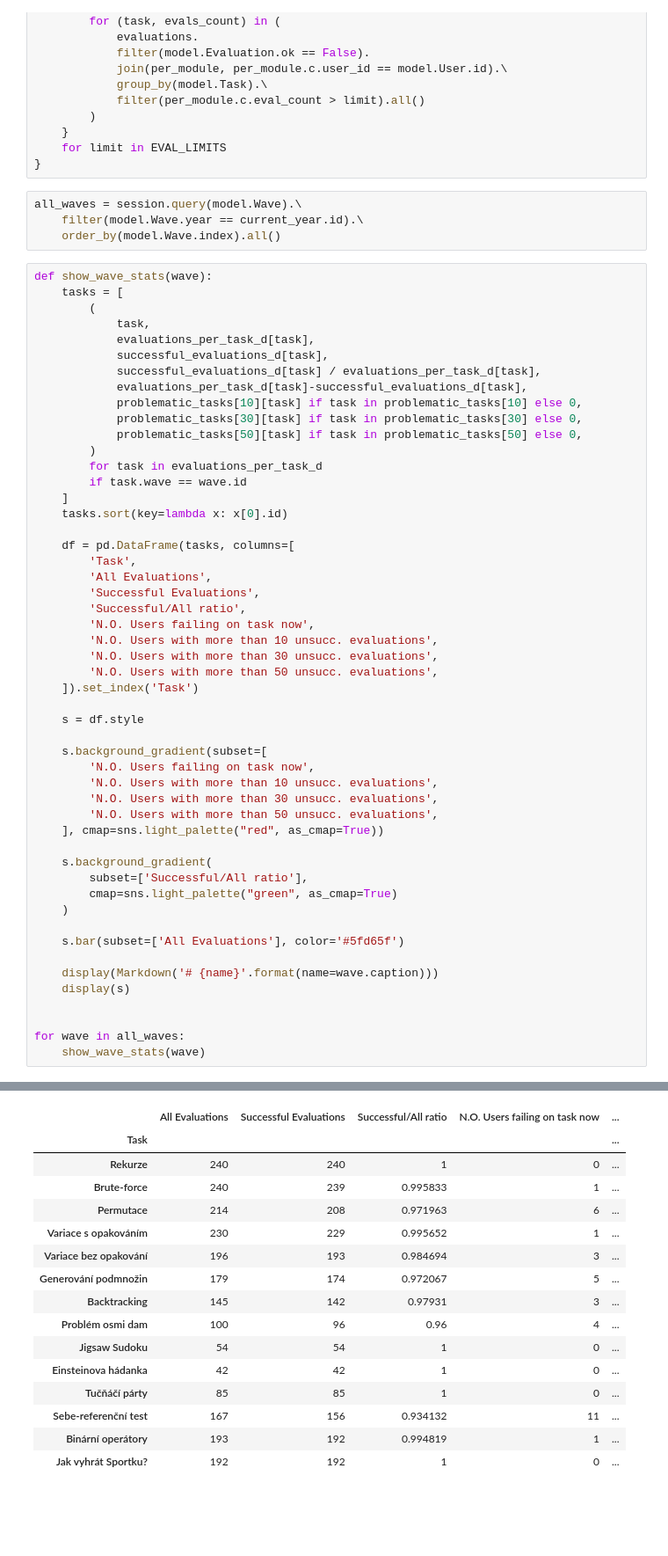
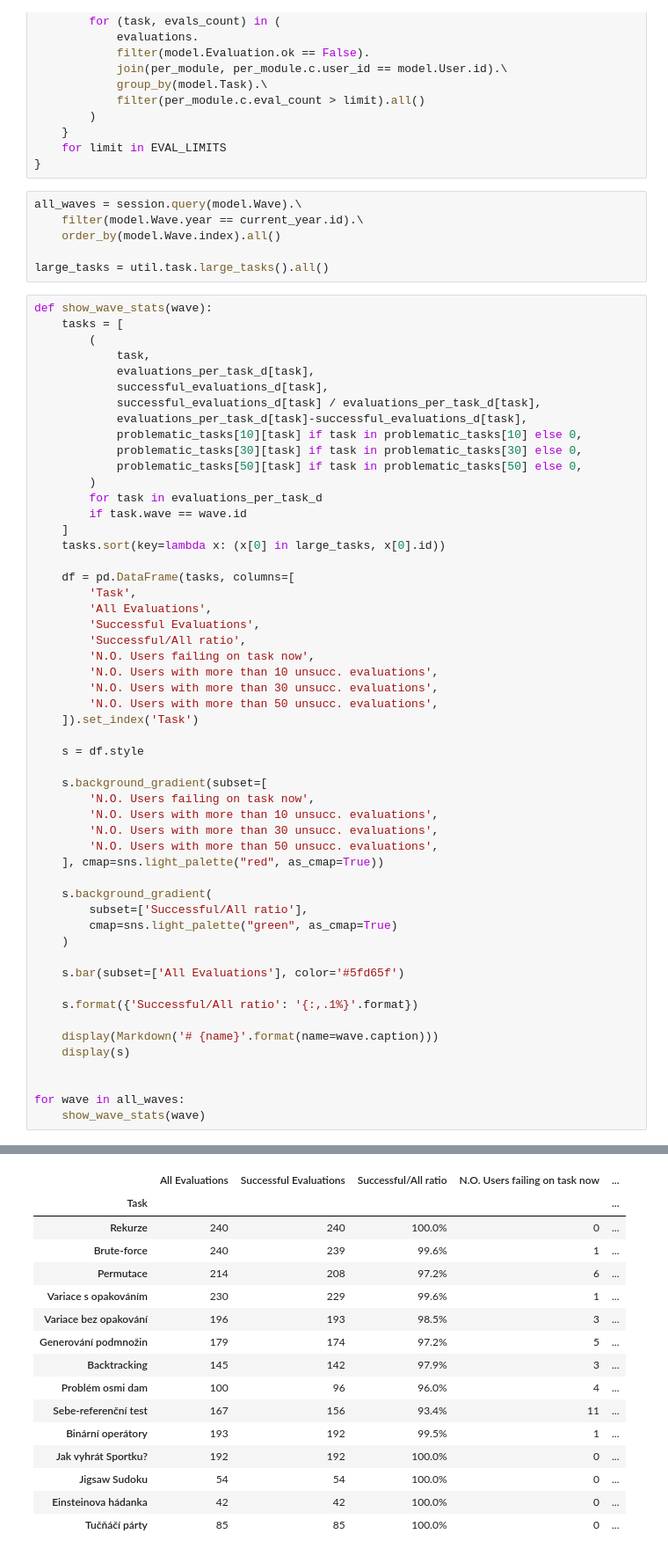
Before and after one commit to fi-ksi/dashboard-alpha, a Jupyter notebook: notebooks/tasks.ipynb, the cells around one changed output, grey strips where cells are left out. Shown at 88% size. Cells and saved outputs as stored; diff of their text form; blank space fills up the shorter version.

Commit message:
Tasks: show large_tasks at the end.

```diff
--- a/notebooks/tasks.ipynb
+++ b/notebooks/tasks.ipynb
@@ -82,6 +82,8 @@ problematic_tasks = {
 all_waves = session.query(model.Wave).\
     filter(model.Wave.year == current_year.id).\
     order_by(model.Wave.index).all()
+
+large_tasks = util.task.large_tasks().all()
 # %%
 def show_wave_stats(wave):
     tasks = [
@@ -98,7 +100,7 @@ def show_wave_stats(wave):
         for task in evaluations_per_task_d
         if task.wave == wave.id
     ]
-    tasks.sort(key=lambda x: x[0].id)
+    tasks.sort(key=lambda x: (x[0] in large_tasks, x[0].id))
 
     df = pd.DataFrame(tasks, columns=[
         'Task',
@@ -127,6 +129,8 @@ def show_wave_stats(wave):
 
     s.bar(subset=['All Evaluations'], color='#5fd65f')
 
+    s.format({'Successful/All ratio': '{:,.1%}'.format})
+
     display(Markdown('# {name}'.format(name=wave.caption)))
     display(s)
 
@@ -157,20 +161,20 @@ for wave in all_waves:
 # Hrubá síla
 |  | All Evaluations | Successful Evaluations | Successful/All ratio | N.O. Users failing on task now | ... |
 | Task |  |  |  |  | ... |
-| Rekurze | 240 | 240 | 1 | 0 | ... |
-| Brute-force | 240 | 239 | 0.995833 | 1 | ... |
-| Permutace | 214 | 208 | 0.971963 | 6 | ... |
-| Variace s opakováním | 230 | 229 | 0.995652 | 1 | ... |
-| Variace bez opakování | 196 | 193 | 0.984694 | 3 | ... |
-| Generování podmnožin | 179 | 174 | 0.972067 | 5 | ... |
-| Backtracking | 145 | 142 | 0.97931 | 3 | ... |
-| Problém osmi dam | 100 | 96 | 0.96 | 4 | ... |
-| Jigsaw Sudoku | 54 | 54 | 1 | 0 | ... |
-| Einsteinova hádanka | 42 | 42 | 1 | 0 | ... |
-| Tučňáčí párty | 85 | 85 | 1 | 0 | ... |
-| Sebe-referenční test | 167 | 156 | 0.934132 | 11 | ... |
-| Binární operátory | 193 | 192 | 0.994819 | 1 | ... |
-| Jak vyhrát Sportku? | 192 | 192 | 1 | 0 | ... |
+| Rekurze | 240 | 240 | 100.0% | 0 | ... |
+| Brute-force | 240 | 239 | 99.6% | 1 | ... |
+| Permutace | 214 | 208 | 97.2% | 6 | ... |
+| Variace s opakováním | 230 | 229 | 99.6% | 1 | ... |
+| Variace bez opakování | 196 | 193 | 98.5% | 3 | ... |
+| Generování podmnožin | 179 | 174 | 97.2% | 5 | ... |
+| Backtracking | 145 | 142 | 97.9% | 3 | ... |
+| Problém osmi dam | 100 | 96 | 96.0% | 4 | ... |
+| Sebe-referenční test | 167 | 156 | 93.4% | 11 | ... |
+| Binární operátory | 193 | 192 | 99.5% | 1 | ... |
+| Jak vyhrát Sportku? | 192 | 192 | 100.0% | 0 | ... |
+| Jigsaw Sudoku | 54 | 54 | 100.0% | 0 | ... |
+| Einsteinova hádanka | 42 | 42 | 100.0% | 0 | ... |
+| Tučňáčí párty | 85 | 85 | 100.0% | 0 | ... |
 # Rozděl a panuj
 |  | All Evaluations | Successful Evaluations | Successful/All ratio | N.O. Users failing on task now | ... |
 | Task |  |  |  |  | ... |
```
Also changed, not shown: parts of 2 cells of this notebook, 1 other file.
